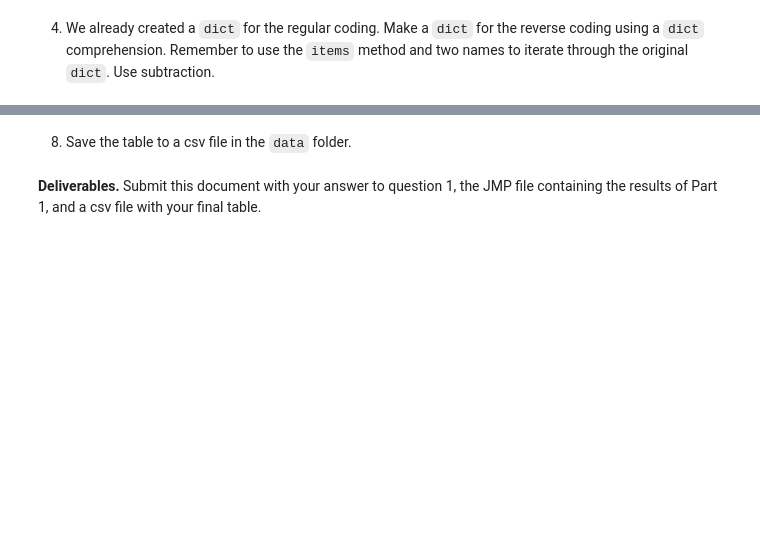
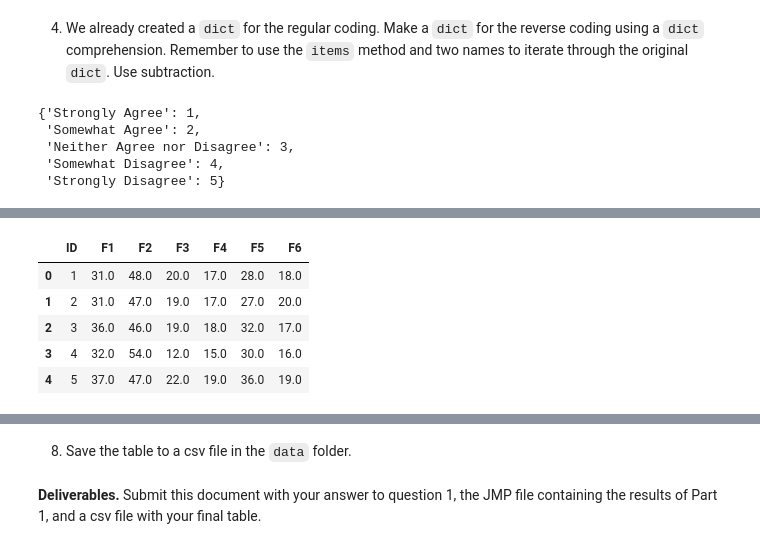
Before and after one commit to Zeke-Woods/act3_2_recoding_and_aggregating_survey_data, a Jupyter notebook: act3_2_recoding_survey_data.ipynb, the cells around one changed output, grey strips where cells are left out. Drawn from its saved outputs; the diff is of its cells as text; code cells hidden in the pictures; blank space fills up the shorter version.

```diff
--- a/act3_2_recoding_survey_data.ipynb
+++ b/act3_2_recoding_survey_data.ipynb
@@ -265,3 +267,8 @@ Start by copying and adding to the pipe from the previous cell. In practice, you
 I want to verify that you are following this practice, which is why we will be copying our previous code to the next step
 # %%
 # Copy your last pipe and edit the code here
+healthjoin = (health_stack
+                >>left_join(reversecode, by="Question")
+                >>drop('Construct', 'Question # on Qualtrics Survey', 'Column Name')
+                )
+healthjoin.head()
@@ -269,6 +283,15 @@ I want to verify that you are following this practice, which is why we will be c
 4.   We already created a `dict` for the regular coding.  Make a `dict` for the reverse coding using a `dict` comprehension.  Remember to use the `items` method and two names to iterate through the original `dict`.  Use subtraction.
 # %%
 # Copy your last pipe and edit the code here
+regdict = {'Strongly Agree':5, 'Somewhat Agree':4, 'Neither Agree nor Disagree':3, 'Somewhat Disagree':2, 'Strongly Disagree':1}
+reversedict = {resp:6 - score for resp, score in regdict.items()}
+reversedict
+# %% [output]
+{'Strongly Agree': 1,
+ 'Somewhat Agree': 2,
+ 'Neither Agree nor Disagree': 3,
+ 'Somewhat Disagree': 4,
+ 'Strongly Disagree': 5}
 # %% [markdown]
 5.   Next we need to make a column with the question type.  For example, all questions that start with `F1`, like `F1` and `F1_1`, need to be coded as `F1`.  Add a `mutate` to create this column using one of the string transformations (extract, split, etc.) from this module.
 
@@ -277,6 +300,26 @@ I want to verify that you are following this practice, which is why we will be c
 > alt="../../../../Desktop/Screen%20Shot%202018-03-22%20at%201.45.03%20" />
 # %%
 # Copy your last pipe and edit the code here
+health_types = (healthjoin
+                >>mutate(question_type = (X.Question.str.split('_').str.get(0)),
+                         coded_value = if_else(X['Needs Reverse Coding?'] == 'Yes',
+                                                X.Response.map(reversedict),
+                                                X.Response.map(regdict)
+                                             ).astype("float")
+                        )
+                >>group_by(X.ID, X.question_type)
+                >>summarize(total_coded_value = X.coded_value.sum())
+                >>spread(X.question_type, X.total_coded_value)
+
+ )
+health_types.head()
+# %% [output]
+|  | ID | F1 | F2 | F3 | F4 | F5 | F6 |
+| 0 | 1 | 31.0 | 48.0 | 20.0 | 17.0 | 28.0 | 18.0 |
+| 1 | 2 | 31.0 | 47.0 | 19.0 | 17.0 | 27.0 | 20.0 |
+| 2 | 3 | 36.0 | 46.0 | 19.0 | 18.0 | 32.0 | 17.0 |
+| 3 | 4 | 32.0 | 54.0 | 12.0 | 15.0 | 30.0 | 16.0 |
+| 4 | 5 | 37.0 | 47.0 | 22.0 | 19.0 | 36.0 | 19.0 |
 # %% [markdown]
 6.  Make a new column by *Recoding* the Question Types to *F1, F2, …,
     F6.* based on the `Question Type`. **Hint:** You might want to use the `dfply.ifelse`.
```
Also changed, not shown: parts of 4 cells of this notebook.
